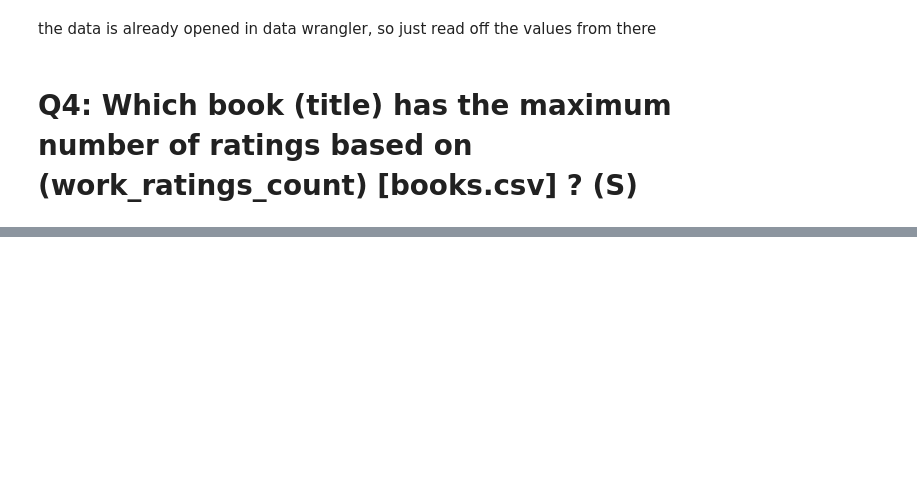
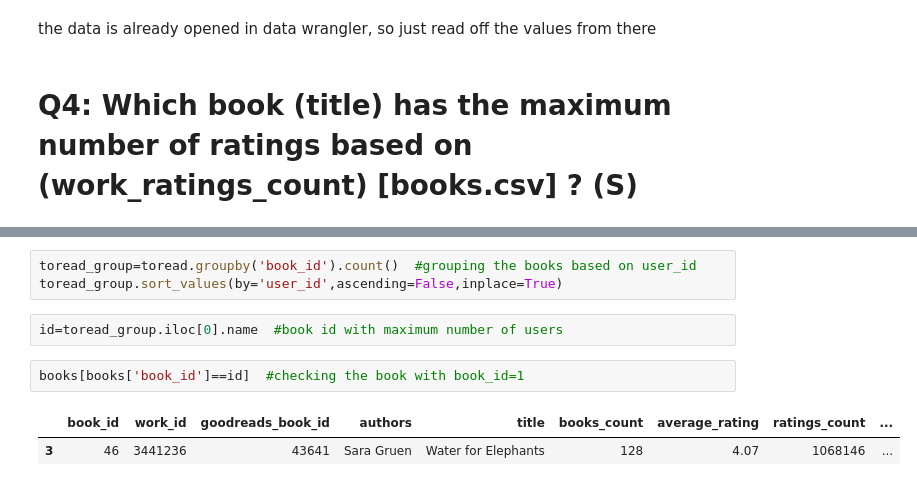
Before and after one commit to sonjaove/progg-and-DS-from-IITM, a Jupyter notebook: project work/project 2/project2.ipynb, the cells around one changed output, grey strips where cells are left out. Saved outputs shown, nothing was run; the diff lists cells and outputs as text; blank space fills up the shorter version.

```diff
--- a/project work/project 2/project2.ipynb
+++ b/project work/project 2/project2.ipynb
@@ -156,0 +201,10 @@ the data is already opened in data wrangler, so just read off the values from th
+# %%
+toread_group=toread.groupby('book_id').count()  #grouping the books based on user_id
+toread_group.sort_values(by='user_id',ascending=False,inplace=True)
+# %%
+id=toread_group.iloc[0].name  #book id with maximum number of users
+# %%
+books[books['book_id']==id]  #checking the book with book_id=1
+# %% [output]
+|  | book_id | work_id | goodreads_book_id | authors | title | books_count | average_rating | ratings_count | ... |
+| 3 | 46 | 3441236 | 43641 | Sara Gruen | Water for Elephants | 128 | 4.07 | 1068146 | ... |
```
Also changed, not shown: parts of 19 cells of this notebook.
